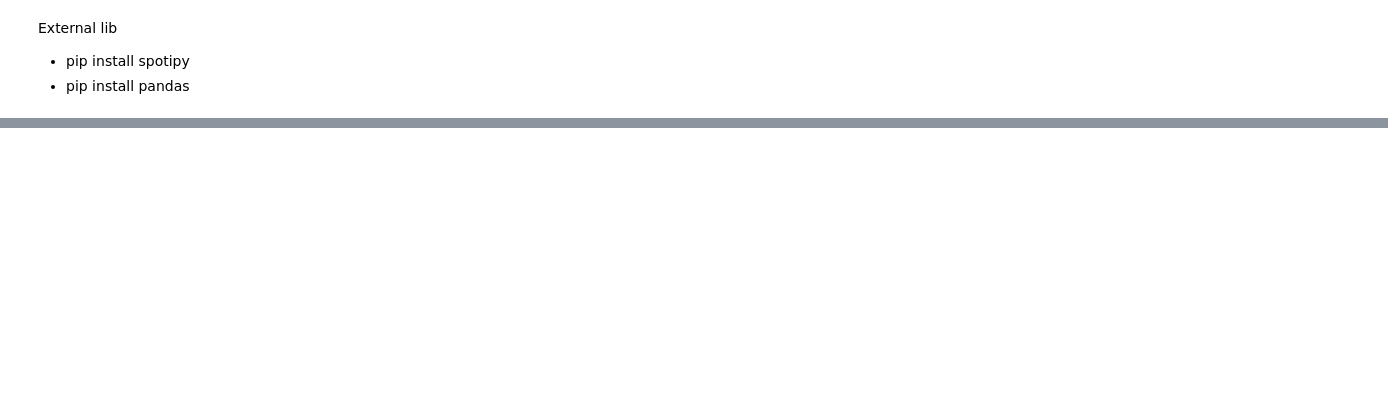
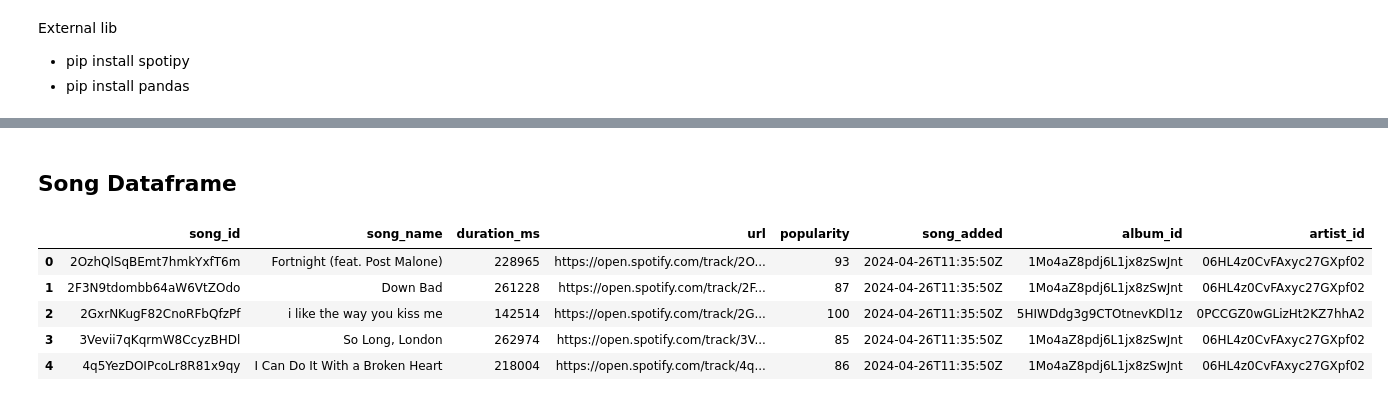
Before and after one commit to navinkumar05/Spotify-Data-Pipeline-ETL-Project-Using-Python, a Jupyter notebook: spotify_etl_python.ipynb, the cells around one changed output, grey strips where cells are left out. Cells and saved outputs as stored; diff of their text form; code cells hidden in the pictures; blank space fills up the shorter version.

```diff
--- a/spotify_etl_python.ipynb
+++ b/spotify_etl_python.ipynb
@@ -26,0 +62,24 @@ with open('data.json', 'w') as f:
+# %%
+artist_list = []
+for row in data['items']:
+    for key, value in row.items():
+        if key == "track":
+            for artist in value['artists']:
+                artist_dict = {'artist_id':artist['id'], 'artist_name':artist['name'], 'external_url': artist['href']}
+                artist_list.append(artist_dict)
+# %%
+song_list = []
+for row in data['items']:
+    song_id = row['track']['id']
+    song_name = row['track']['name']
+    song_duration = row['track']['duration_ms']
+    song_url = row['track']['external_urls']['spotify']
+    song_popularity = row['track']['popularity']
+    song_added = row['added_at']
+    album_id = row['track']['album']['id']
+    artist_id = row['track']['album']['artists'][0]['id']
+    song_element = {'song_id':song_id,'song_name':song_name,'duration_ms':song_duration,'url':song_url,
+                    'popularity':song_popularity,'song_added':song_added,'album_id':album_id,
+                    'artist_id':artist_id
+                   }
+    song_list.append(song_element)
@@ -26,0 +161,13 @@ with open('data.json', 'w') as f:
+# %% [markdown]
+## Song Dataframe
+# %%
+song_df = pd.DataFrame.from_dict(song_list)
+# %%
+song_df.head()
+# %% [output]
+|  | song_id | song_name | duration_ms | url | popularity | song_added | album_id | artist_id |
+| 0 | 2OzhQlSqBEmt7hmkYxfT6m | Fortnight (feat. Post Malone) | 228965 | https://open.spotify.com/track/2O... | 93 | 2024-04-26T11:35:50Z | 1Mo4aZ8pdj6L1jx8zSwJnt | 06HL4z0CvFAxyc27GXpf02 |
+| 1 | 2F3N9tdombb64aW6VtZOdo | Down Bad | 261228 | https://open.spotify.com/track/2F... | 87 | 2024-04-26T11:35:50Z | 1Mo4aZ8pdj6L1jx8zSwJnt | 06HL4z0CvFAxyc27GXpf02 |
+| 2 | 2GxrNKugF82CnoRFbQfzPf | i like the way you kiss me | 142514 | https://open.spotify.com/track/2G... | 100 | 2024-04-26T11:35:50Z | 5HIWDdg3g9CTOtnevKDl1z | 0PCCGZ0wGLizHt2KZ7hhA2 |
+| 3 | 3Vevii7qKqrmW8CcyzBHDl | So Long, London | 262974 | https://open.spotify.com/track/3V... | 85 | 2024-04-26T11:35:50Z | 1Mo4aZ8pdj6L1jx8zSwJnt | 06HL4z0CvFAxyc27GXpf02 |
+| 4 | 4q5YezDOIPcoLr8R81x9qy | I Can Do It With a Broken Heart | 218004 | https://open.spotify.com/track/4q... | 86 | 2024-04-26T11:35:50Z | 1Mo4aZ8pdj6L1jx8zSwJnt | 06HL4z0CvFAxyc27GXpf02 |
```
Also changed, not shown: parts of 22 cells of this notebook, 16 other files.
